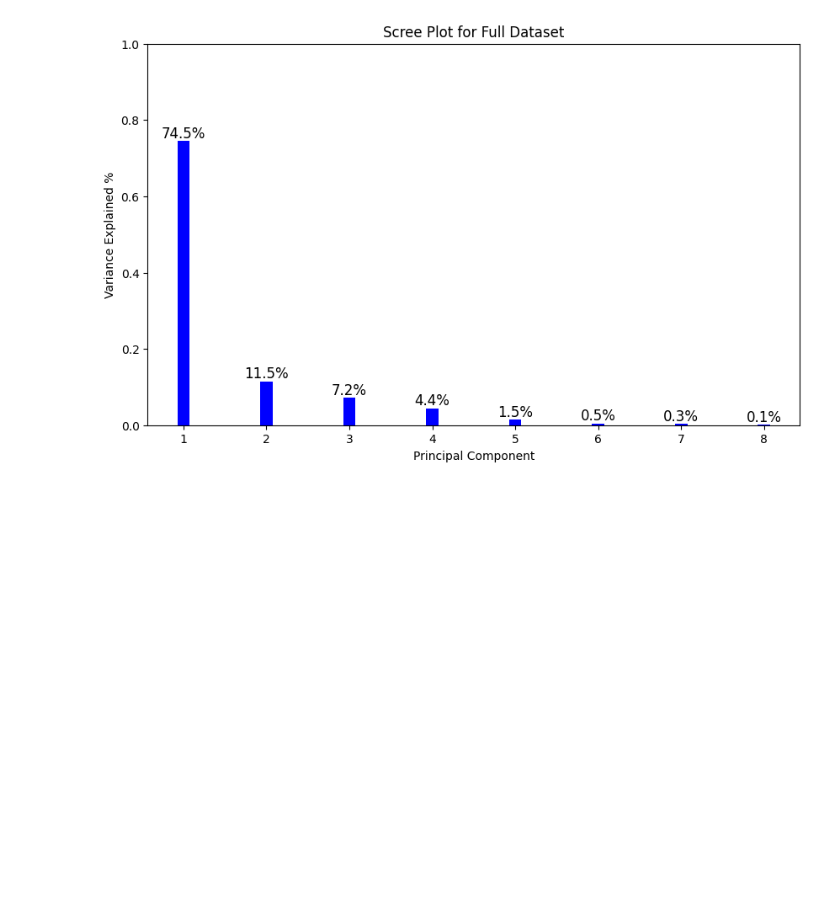
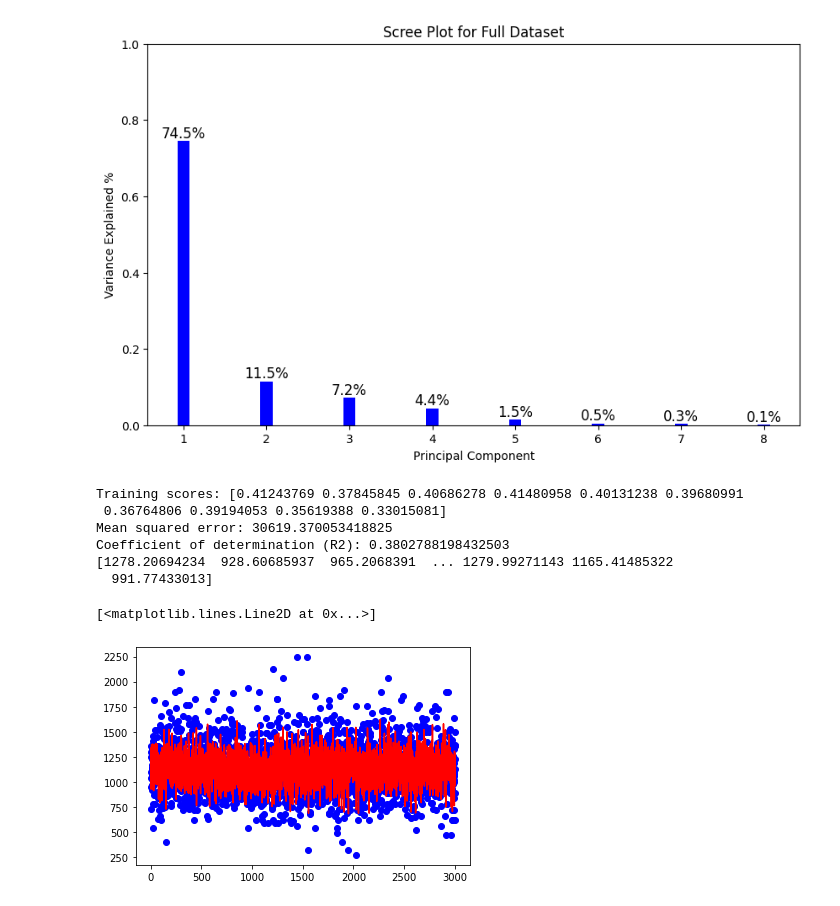
Before and after one commit to rileyhgrant/cs6140_FinalGroupProject, a Jupyter notebook: ml_groupproj.ipynb, the cells around one changed output. Saved outputs shown, nothing was run; the diff lists cells and outputs as text; code cells hidden in the pictures; blank space fills up the shorter version.

Commit message:
Created linear regression models

```diff
--- a/ml_groupproj.ipynb
+++ b/ml_groupproj.ipynb
@@ -60,9 +66,9 @@ for col in full_data.columns[6:9]:
 [figure]
 # %%
 #Boxplots of all features but location
-full_data_features = full_data.drop(['county_state','hd_deaths_per100k_over65'],axis = 1)
+data_features = full_data.drop(['county_state','hd_deaths_per100k_over65'],axis = 1)
 
-full_data_features.boxplot(grid=False,fontsize='small',rot=90)
+data_features.boxplot(grid=False,fontsize='small',rot=90)
 # %% [output]
 <AxesSubplot:>
 [figure]
@@ -96,3 +102,31 @@ for bar in plot.patches:
     plot.annotate(format(bar.get_height()*100, '.1f') + str('%'), (bar.get_x() + bar.get_width() / 2, bar.get_height()), ha= "center", va='bottom', size = 12)
 # %% [output]
 [figure]
+# %%
+#Linear Regression model with full data and 10 fold cross validation
+X= data_features
+y = full_data['hd_deaths_per100k_over65']
+X_train, X_test, y_train, y_test = train_test_split(X, y, test_size = 0.2)
+# %%
+lg = LinearRegression()
+scores = cross_val_score(lg, X_train, y_train, cv= 10)
+print("Training scores: " + str(scores))
+lg = lg.fit(X_train, y_train)
+y_pred = lg.predict(X_test)
+print('Mean squared error: ' + str(mean_squared_error(y_test,y_pred)))
+print('Coefficient of determination (R2): ' + str(r2_score(y_test, y_pred)))
+
+#Scatter plot of linear regression on all the data features
+X_test=np.arange(0,len(X_test),1)
+print(y_pred)
+plt.scatter(X_test,y_test, color="blue")
+plt.plot(X_test,y_pred, color = "red")
+# %% [output]
+Training scores: [0.41243769 0.37845845 0.40686278 0.41480958 0.40131238 0.39680991
+ 0.36764806 0.39194053 0.35619388 0.33015081]
+Mean squared error: 30619.370053418825
+Coefficient of determination (R2): 0.3802788198432503
+[1278.20694234  928.60685937  965.2068391  ... 1279.99271143 1165.41485322
+  991.77433013]
+[<matplotlib.lines.Line2D at 0x...>]
+[figure, added]
```
Also changed, not shown: parts of 7 cells of this notebook.
